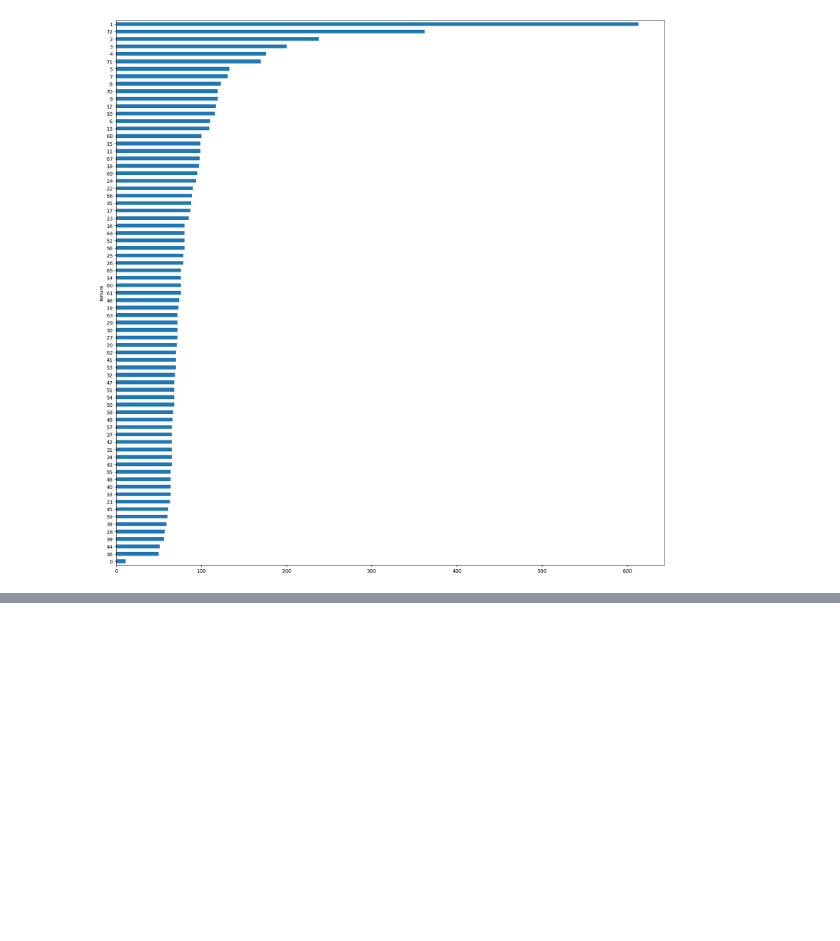
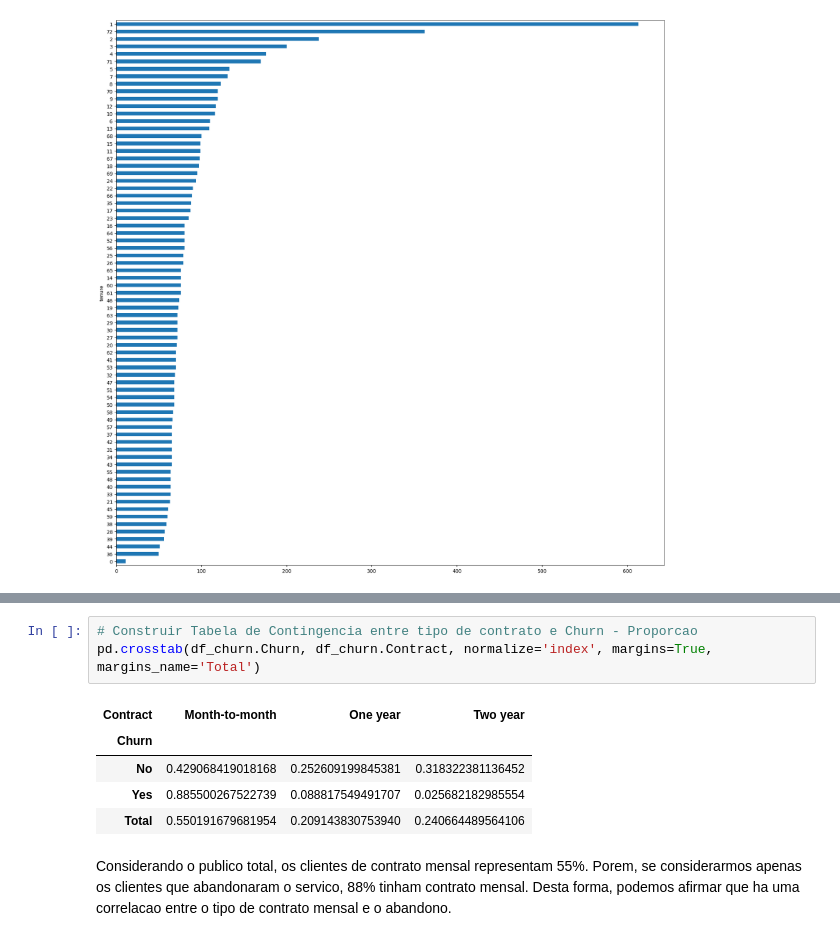
Before and after one commit to marciocamello/ml-eda, a Jupyter notebook: eda_churn.ipynb, the cells around one changed output, grey strips where cells are left out. Drawn from its saved outputs; the diff is of its cells as text; blank space fills up the shorter version.

```diff
--- a/eda_churn.ipynb
+++ b/eda_churn.ipynb
@@ -747,0 +760,11 @@ df_churn.groupby(['tenure'])['tenure'].count().sort_values().plot.barh(figsize=(
+# %%
+# Construir Tabela de Contingencia entre tipo de contrato e Churn - Proporcao
+pd.crosstab(df_churn.Churn, df_churn.Contract, normalize='index', margins=True, margins_name='Total')
+# %% [output]
+| Contract | Month-to-month | One year | Two year |
+| Churn |  |  |  |
+| No | 0.429068419018168 | 0.252609199845381 | 0.318322381136452 |
+| Yes | 0.885500267522739 | 0.088817549491707 | 0.025682182985554 |
+| Total | 0.550191679681954 | 0.209143830753940 | 0.240664489564106 |
+# %% [markdown]
+Considerando o publico total, os clientes de contrato mensal representam 55%. Porem, se considerarmos apenas os clientes que abandonaram o servico, 88% tinham contrato mensal. Desta forma, podemos afirmar que ha uma correlacao entre o tipo de contrato mensal e o abandono.
```
Also changed, not shown: parts of 31 cells of this notebook, 2 other files.
